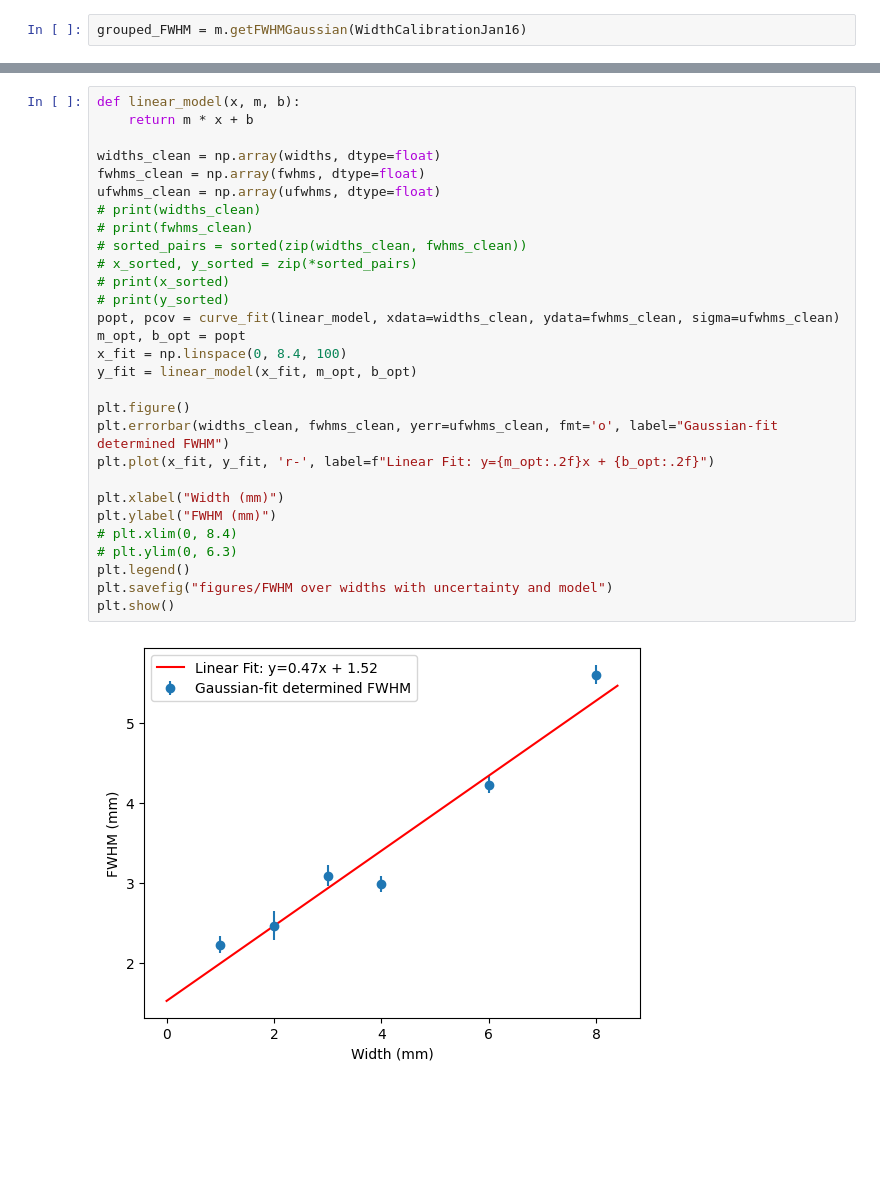
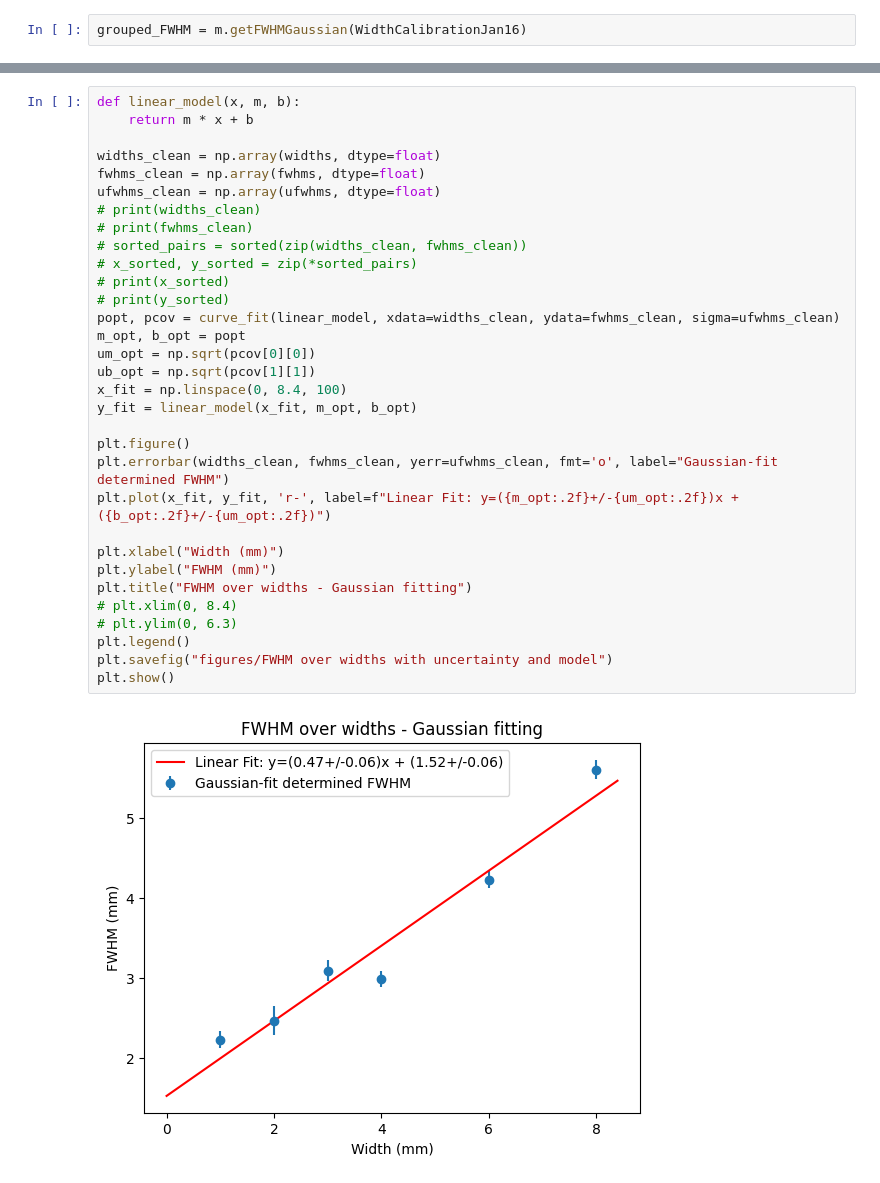
Before and after one commit to MarkZhit/PHYS409-PET, a Jupyter notebook: VaryWidth.ipynb, the cells around one changed output, grey strips where cells are left out. Saved outputs shown, nothing was run; the diff lists cells and outputs as text; blank space fills up the shorter version.

```diff
--- a/VaryWidth.ipynb
+++ b/VaryWidth.ipynb
@@ -122,31 +123,34 @@ plt.show()
 # %%
 def linear_model(x, m, b):
     return m * x + b
 
 widths_clean = np.array(widths, dtype=float)
 fwhms_clean = np.array(fwhms, dtype=float)
 ufwhms_clean = np.array(ufwhms, dtype=float)
 # print(widths_clean)
 # print(fwhms_clean)
 # sorted_pairs = sorted(zip(widths_clean, fwhms_clean))
 # x_sorted, y_sorted = zip(*sorted_pairs)
 # print(x_sorted)
 # print(y_sorted)
 popt, pcov = curve_fit(linear_model, xdata=widths_clean, ydata=fwhms_clean, sigma=ufwhms_clean)
 m_opt, b_opt = popt
+um_opt = np.sqrt(pcov[0][0])
+ub_opt = np.sqrt(pcov[1][1])
 x_fit = np.linspace(0, 8.4, 100)
 y_fit = linear_model(x_fit, m_opt, b_opt)
 
 plt.figure()
 plt.errorbar(widths_clean, fwhms_clean, yerr=ufwhms_clean, fmt='o', label="Gaussian-fit determined FWHM")
-plt.plot(x_fit, y_fit, 'r-', label=f"Linear Fit: y={m_opt:.2f}x + {b_opt:.2f}")
+plt.plot(x_fit, y_fit, 'r-', label=f"Linear Fit: y=({m_opt:.2f}+/-{um_opt:.2f})x + ({b_opt:.2f}+/-{um_opt:.2f})")
 
 plt.xlabel("Width (mm)")
 plt.ylabel("FWHM (mm)")
+plt.title("FWHM over widths - Gaussian fitting")
 # plt.xlim(0, 8.4)
 # plt.ylim(0, 6.3)
 plt.legend()
 plt.savefig("figures/FWHM over widths with uncertainty and model")
 plt.show()
 # %% [output]
-[figure, old version]
+[figure, new version]
```
Also changed, not shown: parts of 3 cells of this notebook, 9 other files.
